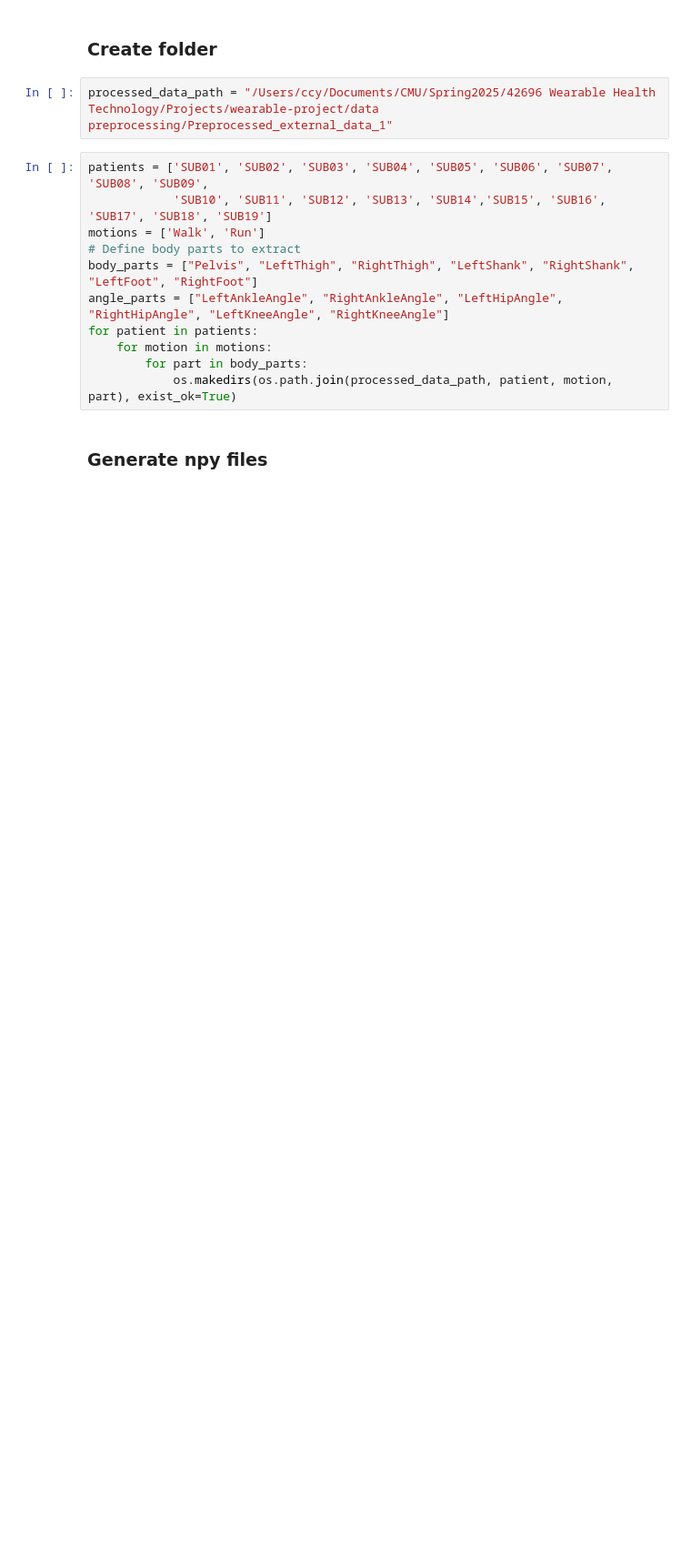
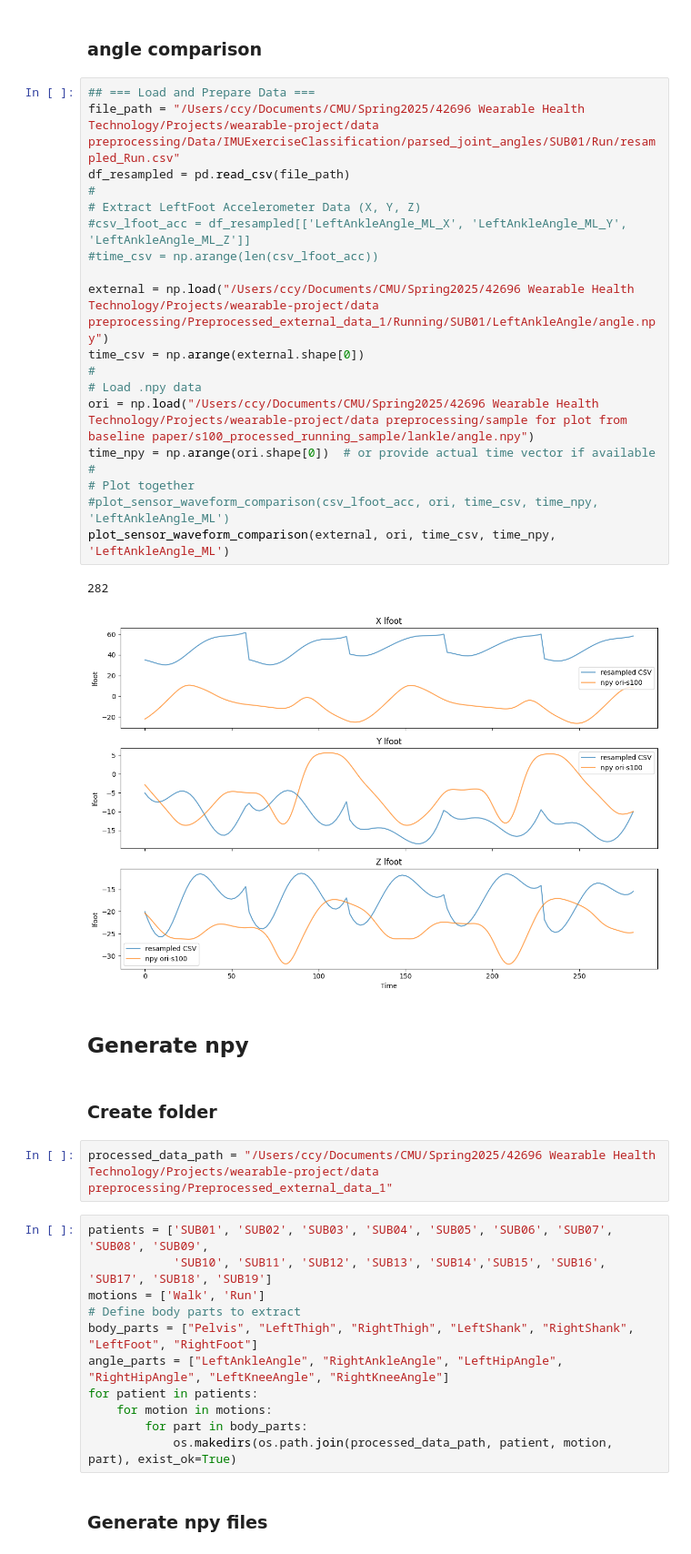
Before and after one commit to owenk-git/wearable-project, a Jupyter notebook: data preprocessing/Data Preprocessing/external 1.ipynb, the cells around one changed output. Shown at 91% size. Saved outputs shown, nothing was run; the diff lists cells and outputs as text; blank space fills up the shorter version.

```diff
--- a/data preprocessing/Data Preprocessing/external 1.ipynb
+++ b/data preprocessing/Data Preprocessing/external 1.ipynb
@@ -113,3 +142,29 @@ df.head()
+# %% [markdown]
+### angle comparison
+# %%
+## === Load and Prepare Data ===
+file_path = "/Users/ccy/Documents/CMU/Spring2025/42696 Wearable Health Technology/Projects/wearable-project/data preprocessing/Data/IMUExerciseClassification/parsed_joint_angles/SUB01/Run/resampled_Run.csv"
+df_resampled = pd.read_csv(file_path)
+#
+# Extract LeftFoot Accelerometer Data (X, Y, Z)
+#csv_lfoot_acc = df_resampled[['LeftAnkleAngle_ML_X', 'LeftAnkleAngle_ML_Y', 'LeftAnkleAngle_ML_Z']]
+#time_csv = np.arange(len(csv_lfoot_acc))
+
+external = np.load("/Users/ccy/Documents/CMU/Spring2025/42696 Wearable Health Technology/Projects/wearable-project/data preprocessing/Preprocessed_external_data_1/Running/SUB01/LeftAnkleAngle/angle.npy")
+time_csv = np.arange(external.shape[0])
+#
+# Load .npy data
+ori = np.load("/Users/ccy/Documents/CMU/Spring2025/42696 Wearable Health Technology/Projects/wearable-project/data preprocessing/sample for plot from baseline paper/s100_processed_running_sample/lankle/angle.npy")
+time_npy = np.arange(ori.shape[0])  # or provide actual time vector if available
+#
+# Plot together
+#plot_sensor_waveform_comparison(csv_lfoot_acc, ori, time_csv, time_npy, 'LeftAnkleAngle_ML')
+plot_sensor_waveform_comparison(external, ori, time_csv, time_npy, 'LeftAnkleAngle_ML')
+# %% [output]
+282
+[figure, added]
+# %% [markdown]
+## Generate npy
 # %% [markdown]
 ### Create folder
 # %%
```
Also changed, not shown: parts of 26 cells of this notebook, 3 other files.
